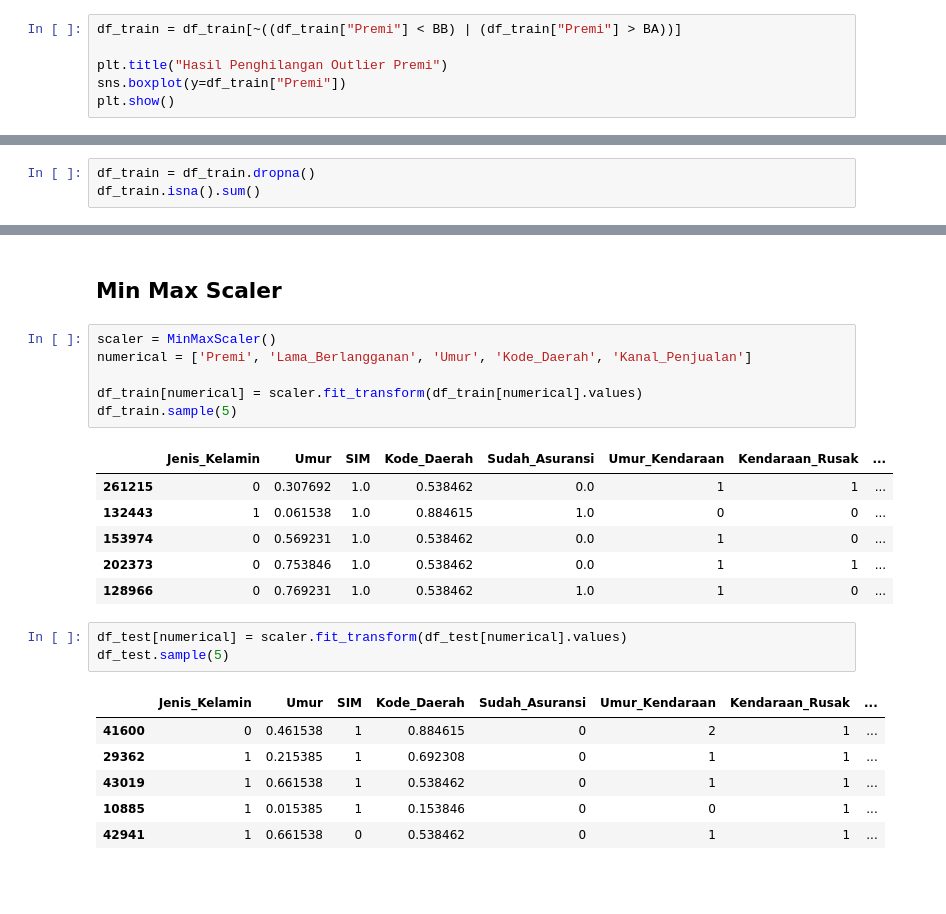
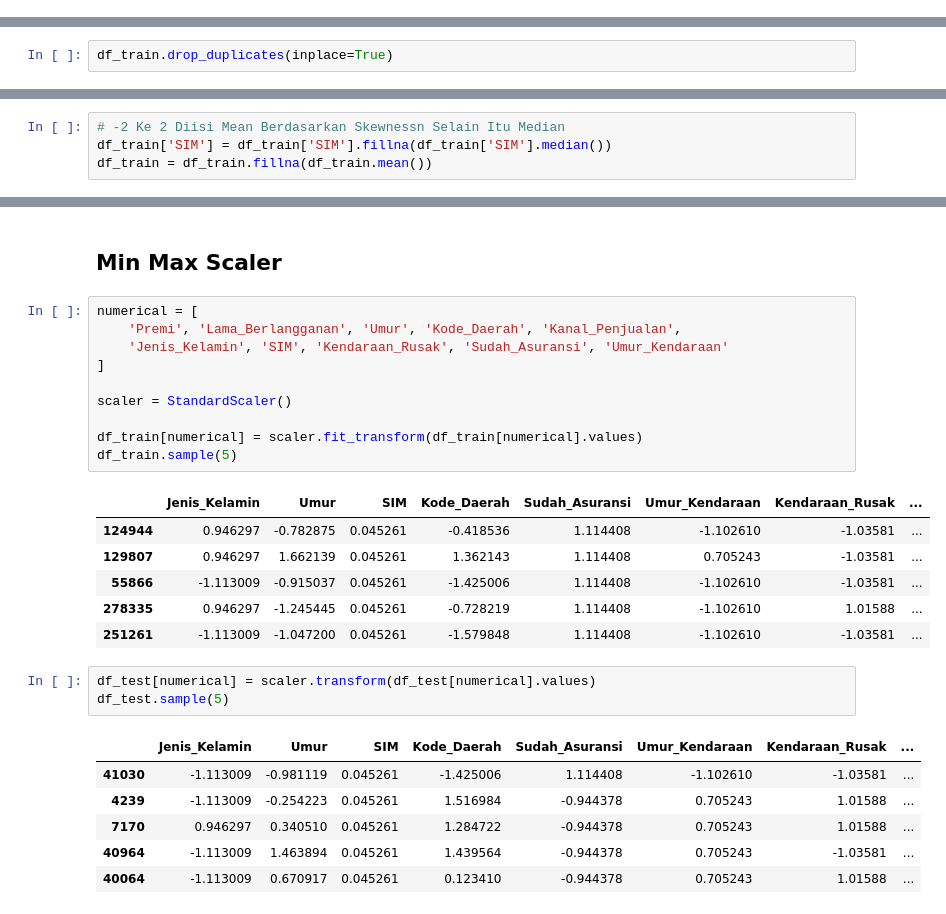
Before and after one commit to ShinyQ/Tugas-Besar-Pembelajaran-Mesin_Classification, a Jupyter notebook: DataPraprocessing.ipynb, the cells around one changed output, grey strips where cells are left out. Saved outputs shown, nothing was run; the diff lists cells and outputs as text; blank space fills up the shorter version.

Commit message:
Updating Some Preprocessing Technique (PCA, Median fillna), Testing PCA For Classification

```diff
--- a/DataPraprocessing.ipynb
+++ b/DataPraprocessing.ipynb
@@ -108,6 +86,0 @@ Batas Bawah :  1928.375
-# %%
-df_train = df_train[~((df_train["Premi"] < BB) | (df_train["Premi"] > BA))]
-
-plt.title("Hasil Penghilangan Outlier Premi")
-sns.boxplot(y=df_train["Premi"])
-plt.show()
@@ -118,3 +86,0 @@ df_train = df_train.fillna(df_train.mean())
-# %%
-df_train = df_train.dropna()
-df_train.isna().sum()
@@ -133,0 +92,2 @@ dtype: int64
+# %%
+df_train.drop_duplicates(inplace=True)
@@ -154,0 +109,4 @@ label_encoding(df_test)
+# %%
+# -2 Ke 2 Diisi Mean Berdasarkan Skewnessn Selain Itu Median
+df_train['SIM'] = df_train['SIM'].fillna(df_train['SIM'].median())
+df_train = df_train.fillna(df_train.mean())
@@ -155,25 +154,29 @@ label_encoding(df_test)
 # %% [markdown]
 ## **Min Max Scaler**
 # %%
-scaler = MinMaxScaler()
-numerical = ['Premi', 'Lama_Berlangganan', 'Umur', 'Kode_Daerah', 'Kanal_Penjualan']
+numerical = [
+    'Premi', 'Lama_Berlangganan', 'Umur', 'Kode_Daerah', 'Kanal_Penjualan',
+    'Jenis_Kelamin', 'SIM', 'Kendaraan_Rusak', 'Sudah_Asuransi', 'Umur_Kendaraan'
+]
+
+scaler = StandardScaler()
 
 df_train[numerical] = scaler.fit_transform(df_train[numerical].values)
 df_train.sample(5)
 # %% [output]
 |  | Jenis_Kelamin | Umur | SIM | Kode_Daerah | Sudah_Asuransi | Umur_Kendaraan | Kendaraan_Rusak | ... |
-| 261215 | 0 | 0.307692 | 1.0 | 0.538462 | 0.0 | 1 | 1 | ... |
-| 132443 | 1 | 0.061538 | 1.0 | 0.884615 | 1.0 | 0 | 0 | ... |
-| 153974 | 0 | 0.569231 | 1.0 | 0.538462 | 0.0 | 1 | 0 | ... |
-| 202373 | 0 | 0.753846 | 1.0 | 0.538462 | 0.0 | 1 | 1 | ... |
-| 128966 | 0 | 0.769231 | 1.0 | 0.538462 | 1.0 | 1 | 0 | ... |
+| 124944 | 0.946297 | -0.782875 | 0.045261 | -0.418536 | 1.114408 | -1.102610 | -1.03581 | ... |
+| 129807 | 0.946297 | 1.662139 | 0.045261 | 1.362143 | 1.114408 | 0.705243 | -1.03581 | ... |
+| 55866 | -1.113009 | -0.915037 | 0.045261 | -1.425006 | 1.114408 | -1.102610 | -1.03581 | ... |
+| 278335 | 0.946297 | -1.245445 | 0.045261 | -0.728219 | 1.114408 | -1.102610 | 1.01588 | ... |
+| 251261 | -1.113009 | -1.047200 | 0.045261 | -1.579848 | 1.114408 | -1.102610 | -1.03581 | ... |
 # %%
-df_test[numerical] = scaler.fit_transform(df_test[numerical].values)
+df_test[numerical] = scaler.transform(df_test[numerical].values)
 df_test.sample(5)
 # %% [output]
 |  | Jenis_Kelamin | Umur | SIM | Kode_Daerah | Sudah_Asuransi | Umur_Kendaraan | Kendaraan_Rusak | ... |
-| 41600 | 0 | 0.461538 | 1 | 0.884615 | 0 | 2 | 1 | ... |
-| 29362 | 1 | 0.215385 | 1 | 0.692308 | 0 | 1 | 1 | ... |
-| 43019 | 1 | 0.661538 | 1 | 0.538462 | 0 | 1 | 1 | ... |
-| 10885 | 1 | 0.015385 | 1 | 0.153846 | 0 | 0 | 1 | ... |
-| 42941 | 1 | 0.661538 | 0 | 0.538462 | 0 | 1 | 1 | ... |
+| 41030 | -1.113009 | -0.981119 | 0.045261 | -1.425006 | 1.114408 | -1.102610 | -1.03581 | ... |
+| 4239 | -1.113009 | -0.254223 | 0.045261 | 1.516984 | -0.944378 | 0.705243 | 1.01588 | ... |
+| 7170 | 0.946297 | 0.340510 | 0.045261 | 1.284722 | -0.944378 | 0.705243 | 1.01588 | ... |
+| 40964 | -1.113009 | 1.463894 | 0.045261 | 1.439564 | -0.944378 | 0.705243 | -1.03581 | ... |
+| 40064 | -1.113009 | 0.670917 | 0.045261 | 0.123410 | -0.944378 | 0.705243 | 1.01588 | ... |
```
Also changed, not shown: parts of 21 cells of this notebook, 8 other files.
